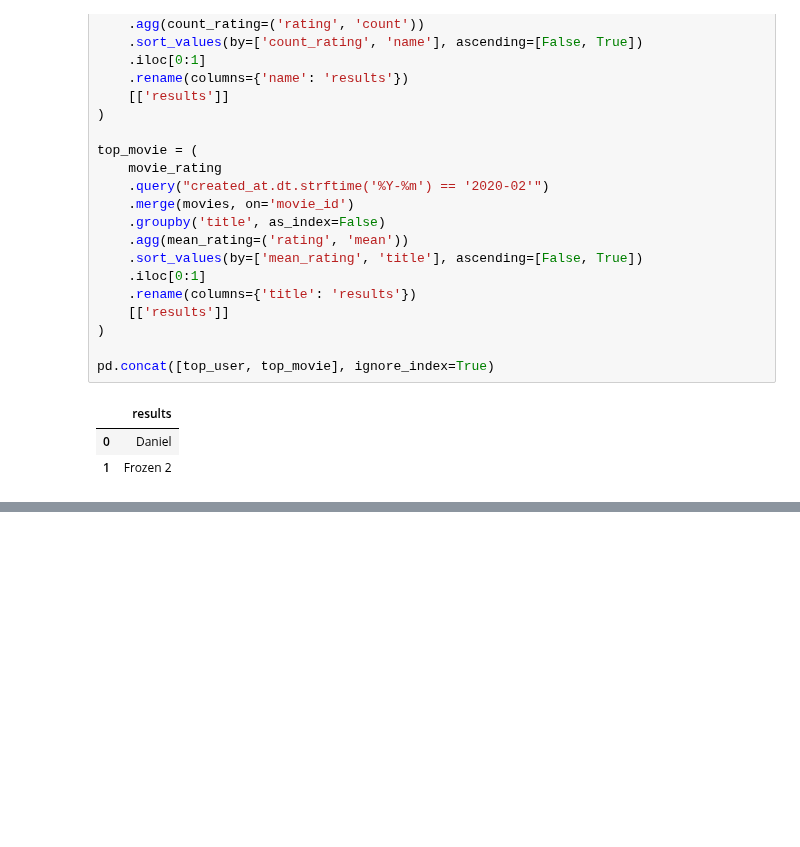
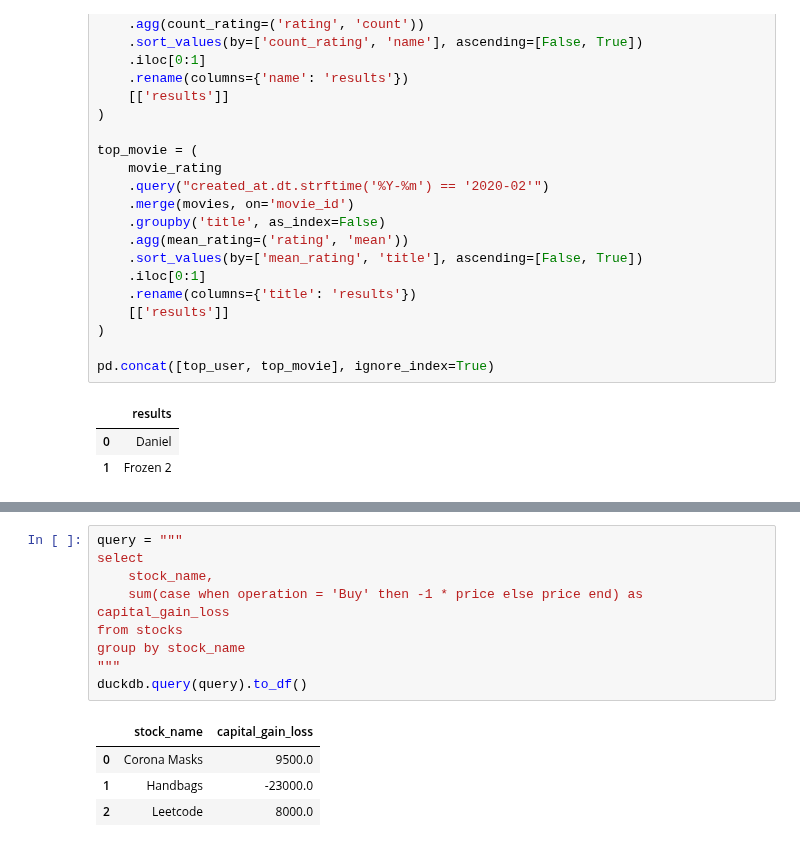
Before and after one commit to Praldmur/Tasks, a Jupyter notebook: LeetCode_Med.ipynb, the cells around one changed output, grey strips where cells are left out. Saved outputs shown, nothing was run; the diff lists cells and outputs as text; blank space fills up the shorter version.

```diff
--- a/LeetCode_Med.ipynb
+++ b/LeetCode_Med.ipynb
@@ -1043,0 +1089,14 @@ pd.concat([top_user, top_movie], ignore_index=True)
+# %%
+query = """
+select
+    stock_name,
+    sum(case when operation = 'Buy' then -1 * price else price end) as capital_gain_loss
+from stocks
+group by stock_name
+"""
+duckdb.query(query).to_df()
+# %% [output]
+|  | stock_name | capital_gain_loss |
+| 0 | Corona Masks | 9500.0 |
+| 1 | Handbags | -23000.0 |
+| 2 | Leetcode | 8000.0 |
```
Also changed, not shown: parts of 4 cells of this notebook.
